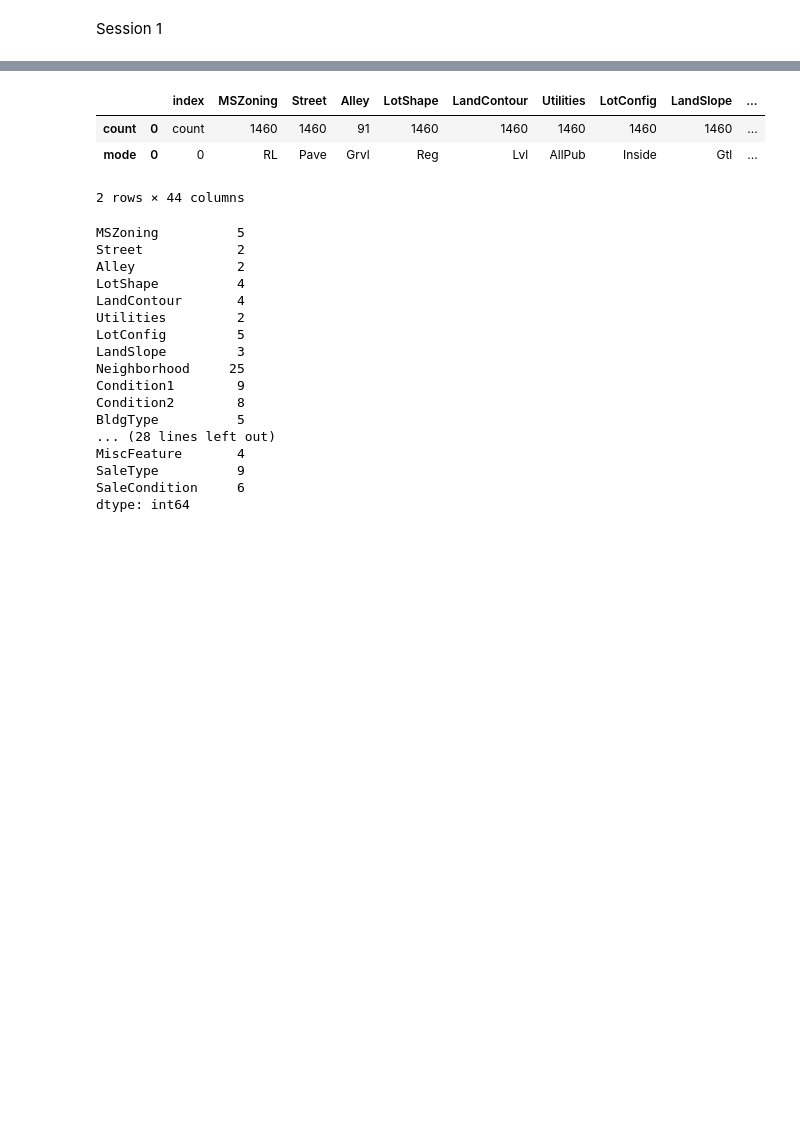
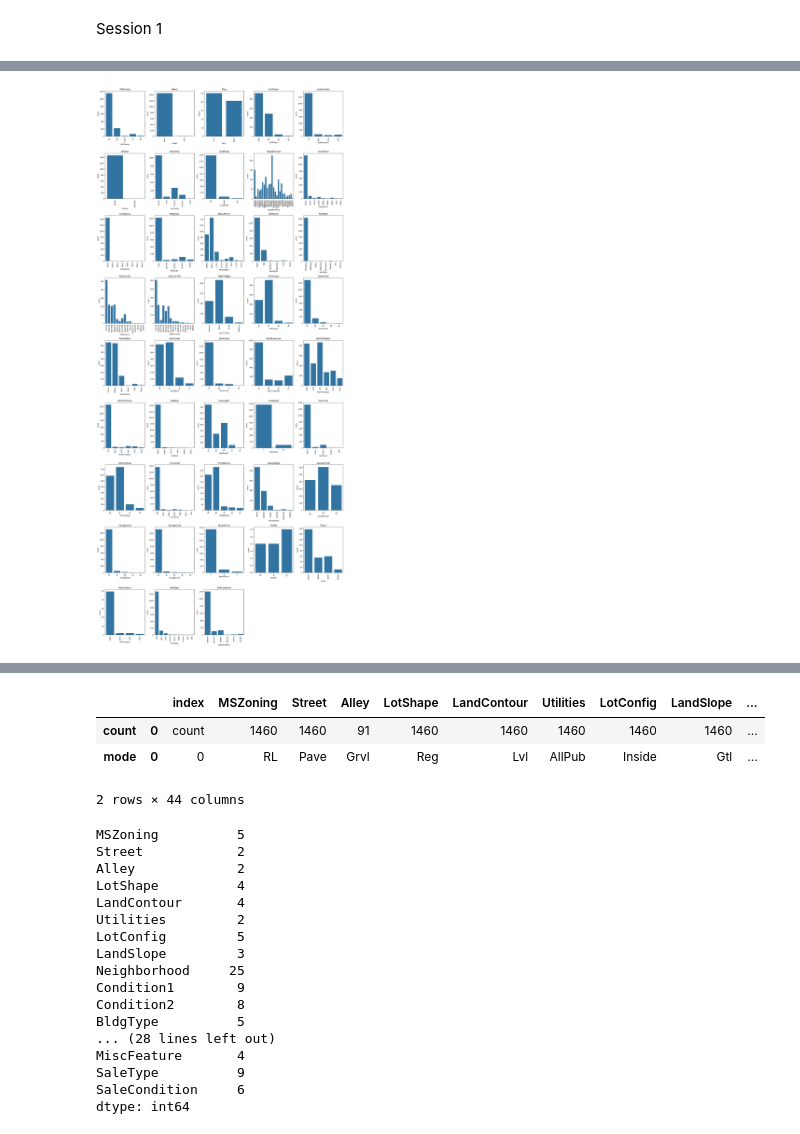
Before and after one commit to DinoKao23/ML2024_V1, a Jupyter notebook: CA01.ipynb, the cells around one changed output, grey strips where cells are left out. Cells and saved outputs as stored; diff of their text form; code cells hidden in the pictures; blank space fills up the shorter version.

Commit message:
Update CA01.ipynb
Change the code to display all categorical and numerical columns in one picture

```diff
--- a/CA01.ipynb
+++ b/CA01.ipynb
@@ -37,6 +41,6 @@ memory usage: 924.0+ KB
 # %% [markdown]
 Session 1
 # %%
-categorical_cols = df.select_dtypes('object').columns
+categorical_cols = df.select_dtypes('object')
 categorical_cols
 # %% [output]
@@ -65,5 +76,0 @@ Index(['Id', 'MSSubClass', 'LotArea', 'OverallQual', 'OverallCond',
-# %%
-for col in categorical_cols:
-    df[col].value_counts().plot(kind= 'bar')
-    plt.title(f'Count of {col}')
-    plt.show()
@@ -84,5 +76,0 @@ for col in categorical_cols:
-# %%
-for col in numerical_cols[1:]:
-    sns.histplot(data = df, x = col)
-    plt.title(f'{col}')
-    plt.show()
@@ -102,0 +77,22 @@ for col in numerical_cols[1:]:
+# %%
+num_cols = len(categorical_cols.columns)
+num_rows = (num_cols + 4) // 5  # Calculate the number of rows needed
+fig, axes = plt.subplots(nrows=num_rows, ncols=5, figsize=(20, 5 * num_rows))
+
+# Flatten the 2D array of subplots for easier indexing
+axes = axes.flatten()
+
+# Iterate through each categorical column
+for i, col in enumerate(categorical_cols.columns):
+    sns.countplot(data=df, x=col, ax=axes[i])
+    axes[i].set_xticklabels(axes[i].get_xticklabels(), rotation=90)
+    axes[i].set_title(col)
+
+# Hide empty subplots if there are fewer than 5 columns
+for j in range(i + 1, len(axes)):
+    axes[j].axis('off')
+
+plt.tight_layout()
+plt.show()
+# %% [output]
+[figure, added]
```
Also changed, not shown: parts of 8 cells of this notebook.
